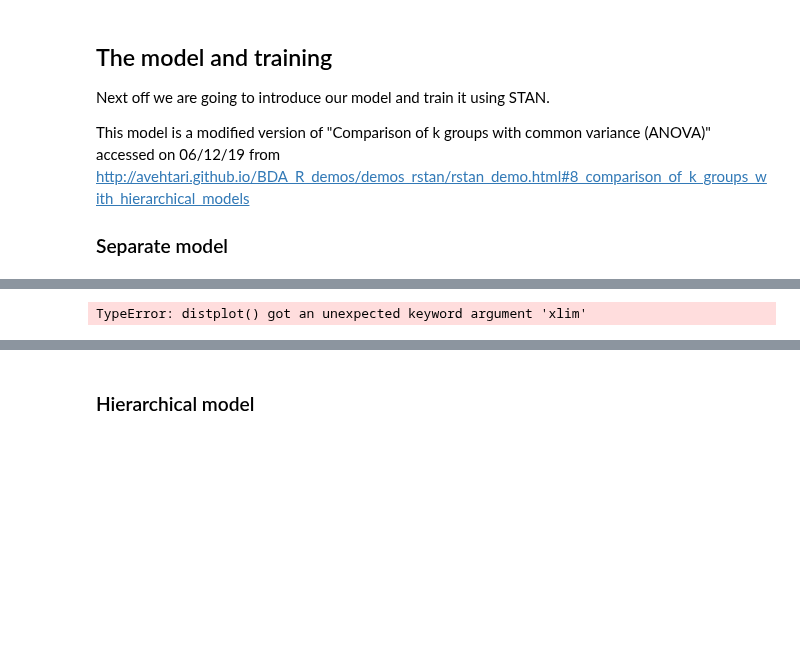
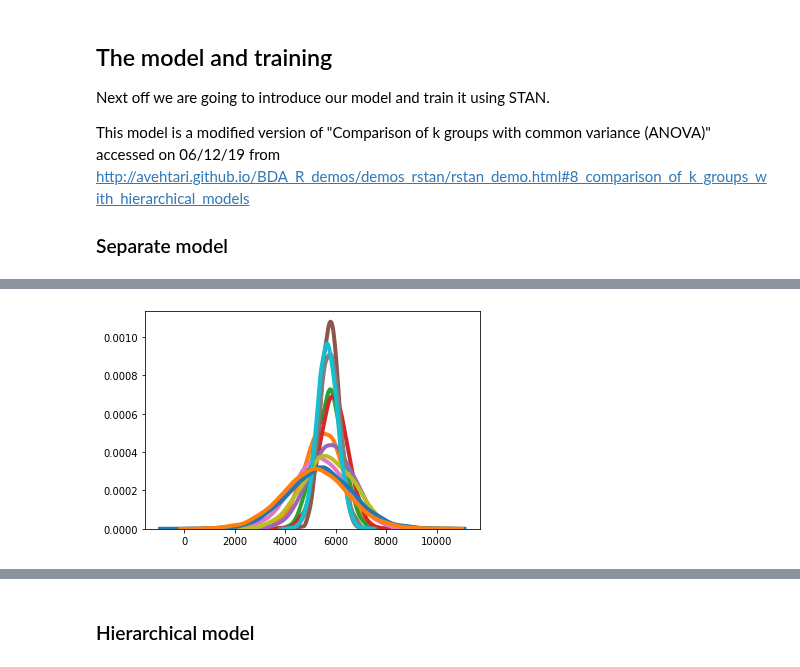
Before and after one commit to Lensku/BDA-Project-Otso-Lensku, a Jupyter notebook: Project.ipynb, the cells around one changed output, grey strips where cells are left out. Saved outputs shown, nothing was run; the diff lists cells and outputs as text; code cells hidden in the pictures; blank space fills up the shorter version.

```diff
--- a/Project.ipynb
+++ b/Project.ipynb
@@ -280,14 +277,14 @@ To run all diagnostics call pystan.check_hmc_diagnostics(fit)
 # %%
 # January
 #plt.hist(separate_samples['ypred'][:,10], bins=50);
 #plt.hist(separate_samples['ypred'][:,0], bins=50);
 
-[sns.distplot(separate_samples['mu'][:,i], hist=False, kde=True,
+[sns.distplot(separate_samples['ypred'][:,i], hist=False, kde=True,
             bins=int(180/5),
             hist_kws={'edgecolor':'black'},
             kde_kws={'linewidth': 4}) for i in range(12)];
 # %% [output]
-TypeError: distplot() got an unexpected keyword argument 'xlim'
+[figure, added]
 # %%
 separate_inference_data = az.from_pystan(
     posterior=separate_fit,
```
Also changed, not shown: parts of 23 cells of this notebook.
